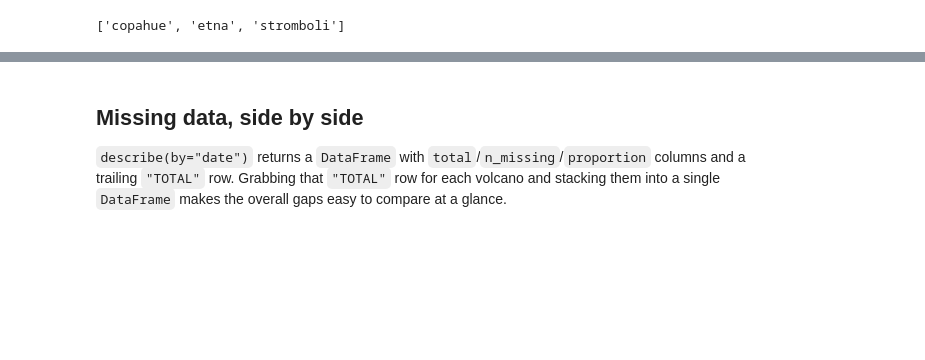
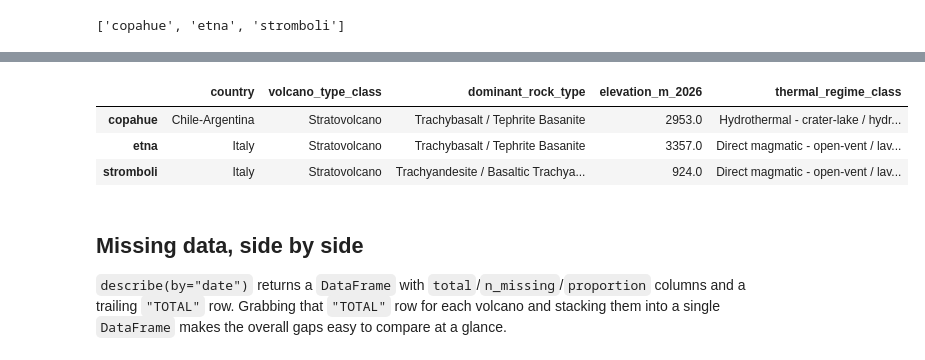
Before and after one commit to leliel12/volcanicus, a Jupyter notebook: notebooks/comparison.ipynb, the cells around one changed output, grey strips where cells are left out. Saved outputs shown, nothing was run; the diff lists cells and outputs as text; code cells hidden in the pictures; blank space fills up the shorter version.

```diff
--- a/notebooks/comparison.ipynb
+++ b/notebooks/comparison.ipynb
@@ -39,3 +43,12 @@ for v in volcanoes.values():
+# %%
+fields = ["country", "volcano_type_class", "dominant_rock_type", "elevation_m_2026", "thermal_regime_class"]
+
+pd.DataFrame({name: {f: v.m[f] for f in fields} for name, v in volcanoes.items()}).T
+# %% [output]
+|  | country | volcano_type_class | dominant_rock_type | elevation_m_2026 | thermal_regime_class |
+| copahue | Chile-Argentina | Stratovolcano | Trachybasalt / Tephrite Basanite | 2953.0 | Hydrothermal - crater-lake / hydr... |
+| etna | Italy | Stratovolcano | Trachybasalt / Tephrite Basanite | 3357.0 | Direct magmatic - open-vent / lav... |
+| stromboli | Italy | Stratovolcano | Trachyandesite / Basaltic Trachya... | 924.0 | Direct magmatic - open-vent / lav... |
 # %% [markdown]
 ## Missing data, side by side
 
```
Also changed, not shown: parts of 9 cells of this notebook, 9 other files.
